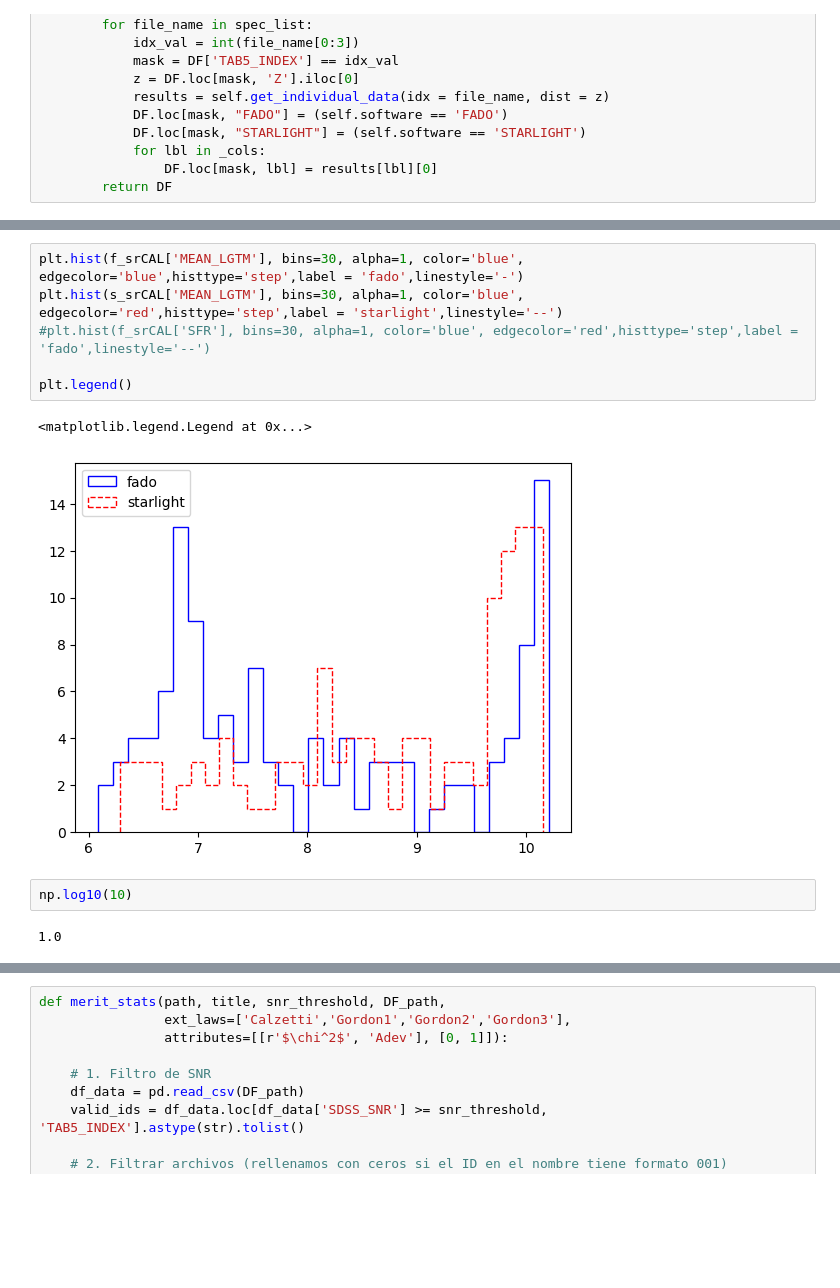
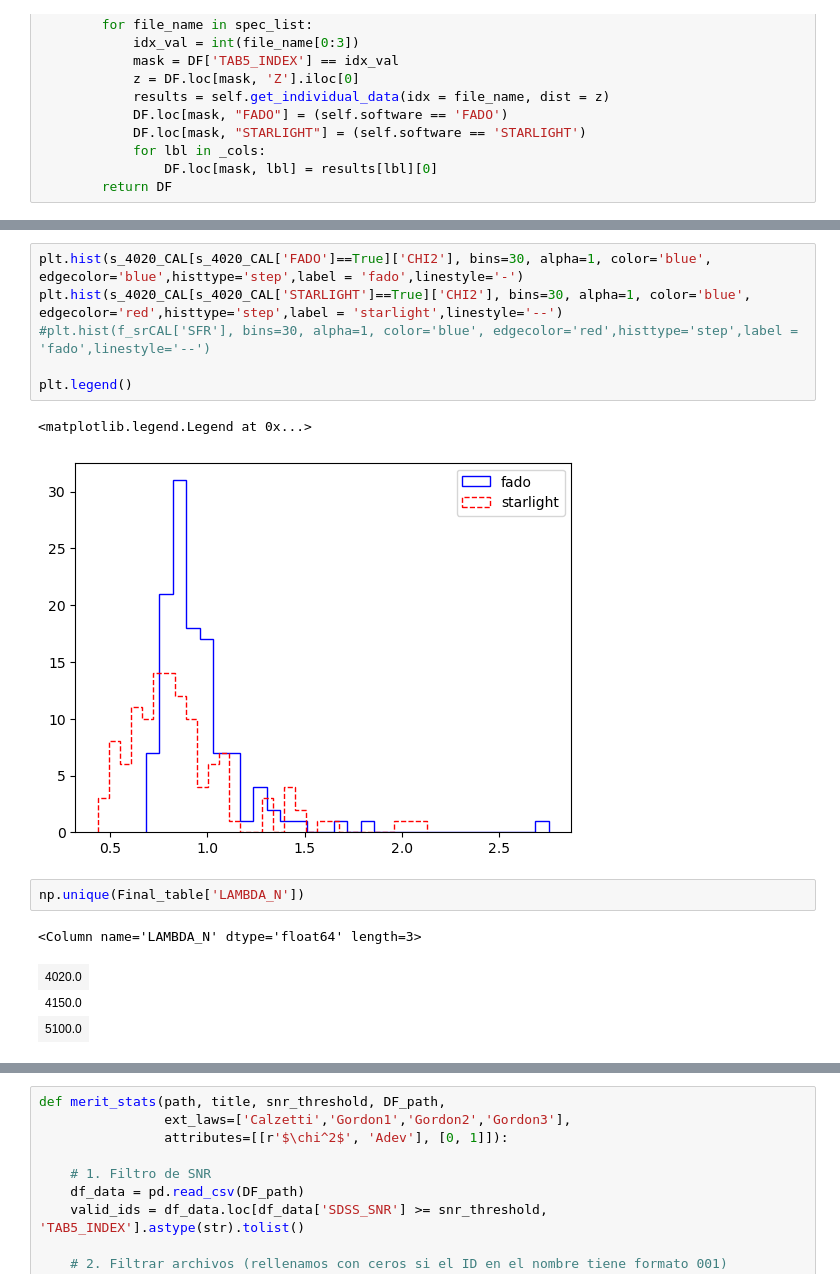
Before and after one commit to hol1m4n/HIIGalaxies, a Jupyter notebook: Spectral_synthesis/Stats_compresion.ipynb, the cells around one changed output, grey strips where cells are left out. Drawn from its saved outputs; the diff is of its cells as text; blank space fills up the shorter version.

```diff
--- a/Spectral_synthesis/Stats_compresion.ipynb
+++ b/Spectral_synthesis/Stats_compresion.ipynb
@@ -150,13 +280,16 @@ print(np.unique(f_srGD3['RED_LAW']))
 # %%
-plt.hist(f_srCAL['MEAN_LGTM'], bins=30, alpha=1, color='blue', edgecolor='blue',histtype='step',label = 'fado',linestyle='-')
-plt.hist(s_srCAL['MEAN_LGTM'], bins=30, alpha=1, color='blue', edgecolor='red',histtype='step',label = 'starlight',linestyle='--')
+plt.hist(s_4020_CAL[s_4020_CAL['FADO']==True]['CHI2'], bins=30, alpha=1, color='blue', edgecolor='blue',histtype='step',label = 'fado',linestyle='-')
+plt.hist(s_4020_CAL[s_4020_CAL['STARLIGHT']==True]['CHI2'], bins=30, alpha=1, color='blue', edgecolor='red',histtype='step',label = 'starlight',linestyle='--')
 #plt.hist(f_srCAL['SFR'], bins=30, alpha=1, color='blue', edgecolor='red',histtype='step',label = 'fado',linestyle='--')
 
 plt.legend()
 # %% [output]
 <matplotlib.legend.Legend at 0x...>
-[figure, old version]
+[figure, new version]
-# %%
-np.log10(10)
-# %% [output]
-1.0
+# %%
+np.unique(Final_table['LAMBDA_N'])
+# %% [output]
+<Column name='LAMBDA_N' dtype='float64' length=3>
+| 4020.0 |
+| 4150.0 |
+| 5100.0 |
```
Also changed, not shown: parts of 16 cells of this notebook, 3 other files.
